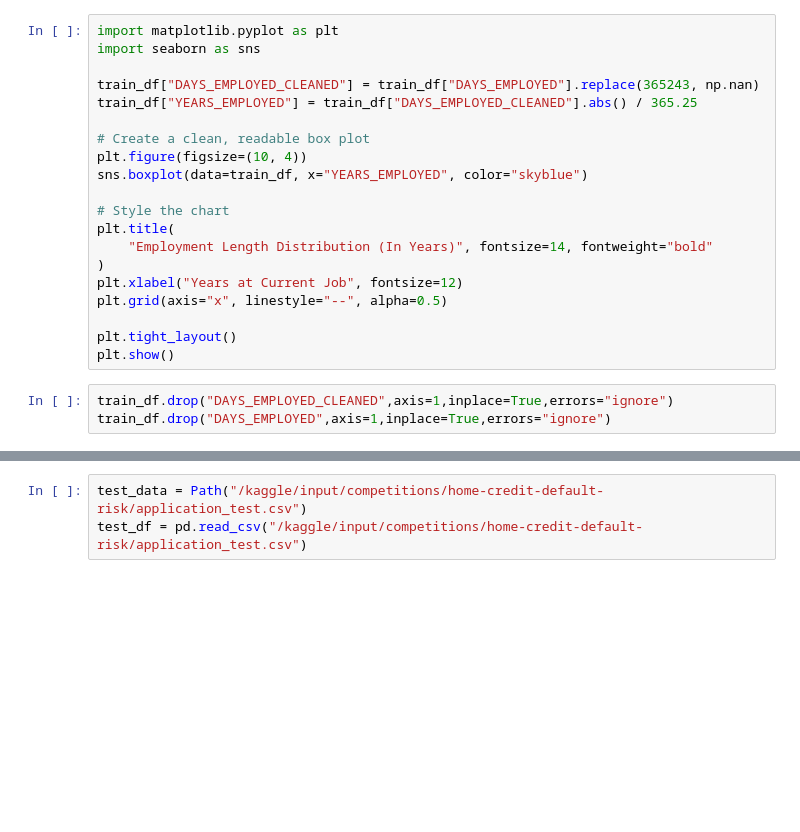
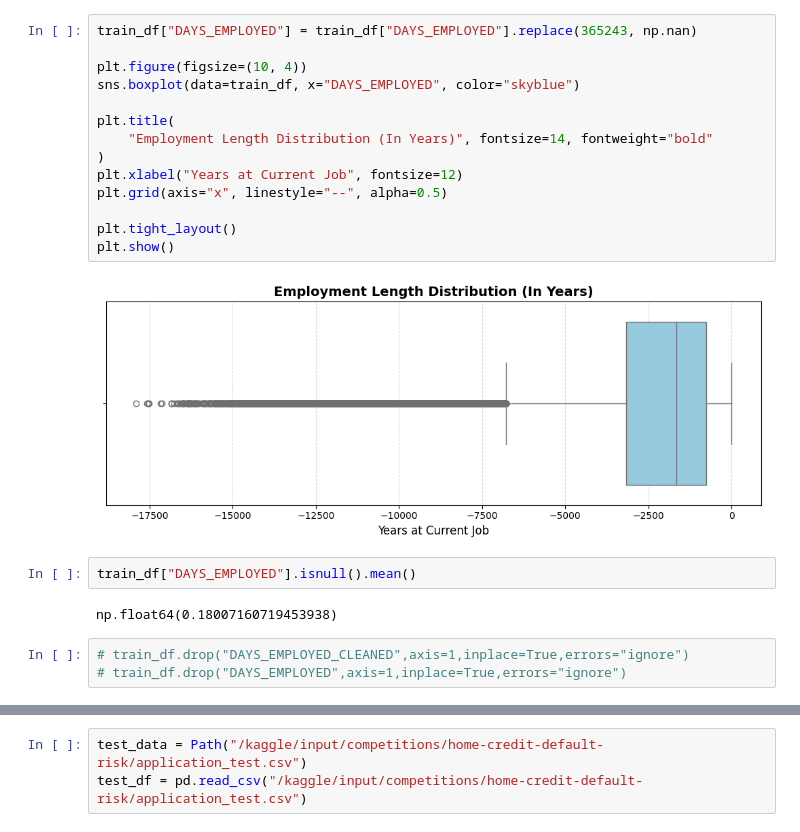
Before and after one commit to Sunny-Kumar-1/Loan-Default-Predictor, a Jupyter notebook: notebook.ipynb, the cells around one changed output, grey strips where cells are left out. Saved outputs shown, nothing was run; the diff lists cells and outputs as text; blank space fills up the shorter version.

```diff
--- a/notebook.ipynb
+++ b/notebook.ipynb
@@ -32,23 +77,23 @@ train_df.describe()
 # %%
-import matplotlib.pyplot as plt
-import seaborn as sns
+train_df["DAYS_EMPLOYED"] = train_df["DAYS_EMPLOYED"].replace(365243, np.nan)
 
-train_df["DAYS_EMPLOYED_CLEANED"] = train_df["DAYS_EMPLOYED"].replace(365243, np.nan)
-train_df["YEARS_EMPLOYED"] = train_df["DAYS_EMPLOYED_CLEANED"].abs() / 365.25
+plt.figure(figsize=(10, 4))
+sns.boxplot(data=train_df, x="DAYS_EMPLOYED", color="skyblue")
 
-# Create a clean, readable box plot
-plt.figure(figsize=(10, 4))
-sns.boxplot(data=train_df, x="YEARS_EMPLOYED", color="skyblue")
-
-# Style the chart
 plt.title(
     "Employment Length Distribution (In Years)", fontsize=14, fontweight="bold"
 )
 plt.xlabel("Years at Current Job", fontsize=12)
 plt.grid(axis="x", linestyle="--", alpha=0.5)
 
 plt.tight_layout()
 plt.show()
+# %% [output]
+[figure, added]
+# %%
+train_df["DAYS_EMPLOYED"].isnull().mean()
+# %% [output]
+np.float64(0.18007160719453938)
 # %%
-train_df.drop("DAYS_EMPLOYED_CLEANED",axis=1,inplace=True,errors="ignore")
-train_df.drop("DAYS_EMPLOYED",axis=1,inplace=True,errors="ignore")
+# train_df.drop("DAYS_EMPLOYED_CLEANED",axis=1,inplace=True,errors="ignore")
+# train_df.drop("DAYS_EMPLOYED",axis=1,inplace=True,errors="ignore")
```
Also changed, not shown: parts of 51 cells of this notebook.
